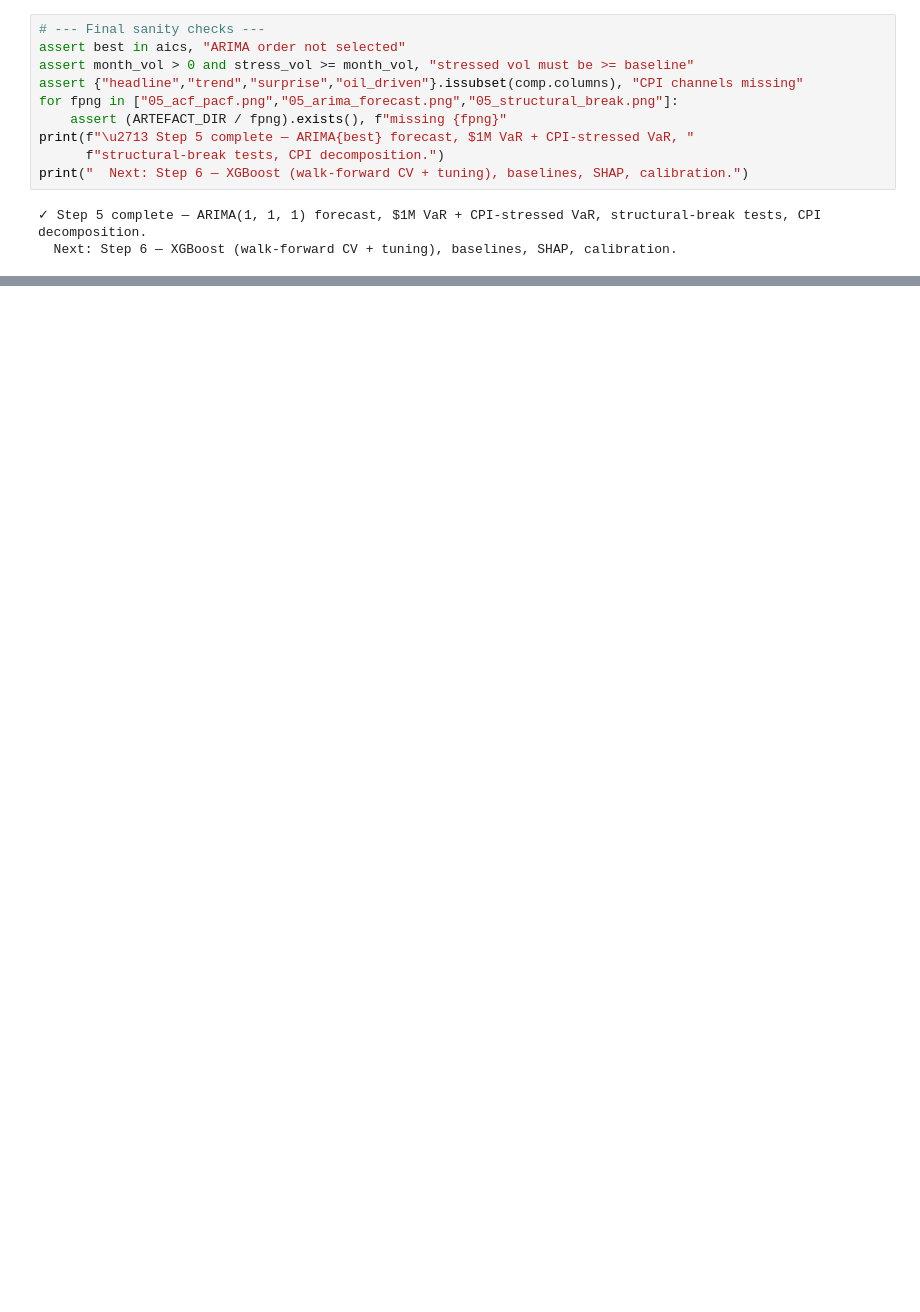
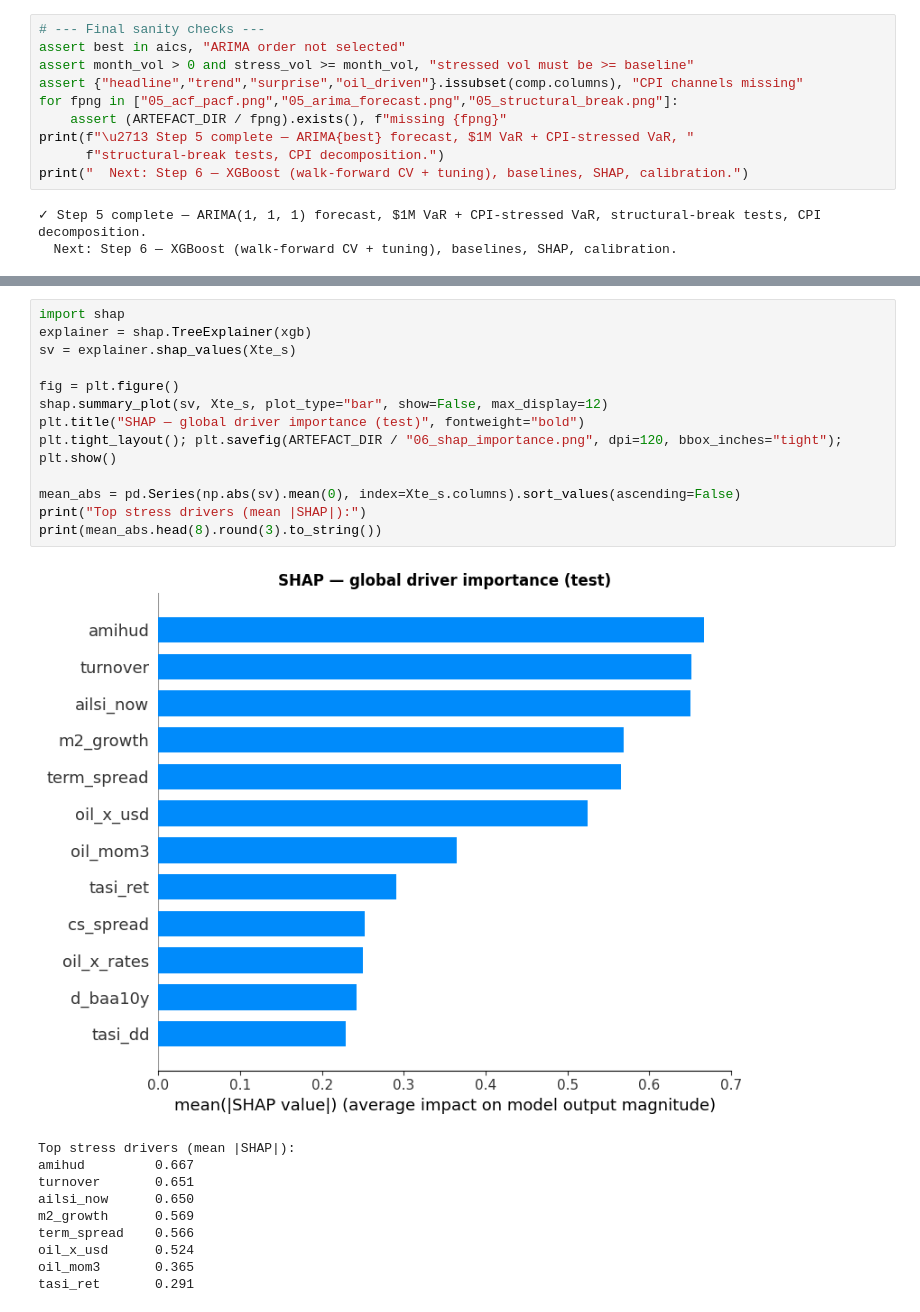
Before and after one commit to Muhfaden/ailsi-tasi, a Jupyter notebook: AILSI_Project.ipynb, the cells around one changed output, grey strips where cells are left out. Cells and saved outputs as stored; diff of their text form; blank space fills up the shorter version.

```diff
--- a/AILSI_Project.ipynb
+++ b/AILSI_Project.ipynb
@@ -1554,0 +1698,24 @@ print("  Next: Step 6 — XGBoost (walk-forward CV + tuning), baselines, SHAP, c
+# %%
+import shap
+explainer = shap.TreeExplainer(xgb)
+sv = explainer.shap_values(Xte_s)
+
+fig = plt.figure()
+shap.summary_plot(sv, Xte_s, plot_type="bar", show=False, max_display=12)
+plt.title("SHAP — global driver importance (test)", fontweight="bold")
+plt.tight_layout(); plt.savefig(ARTEFACT_DIR / "06_shap_importance.png", dpi=120, bbox_inches="tight"); plt.show()
+
+mean_abs = pd.Series(np.abs(sv).mean(0), index=Xte_s.columns).sort_values(ascending=False)
+print("Top stress drivers (mean |SHAP|):")
+print(mean_abs.head(8).round(3).to_string())
+# %% [output]
+[figure, added]
+Top stress drivers (mean |SHAP|):
+amihud         0.667
+turnover       0.651
+ailsi_now      0.650
+m2_growth      0.569
+term_spread    0.566
+oil_x_usd      0.524
+oil_mom3       0.365
+tasi_ret       0.291
```
Also changed, not shown: parts of 45 cells of this notebook.
